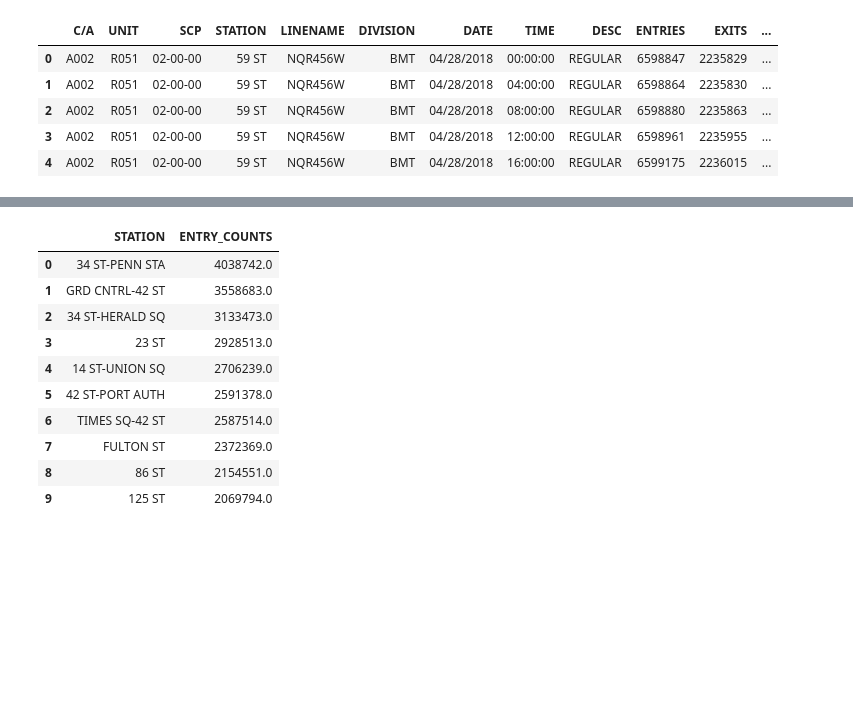
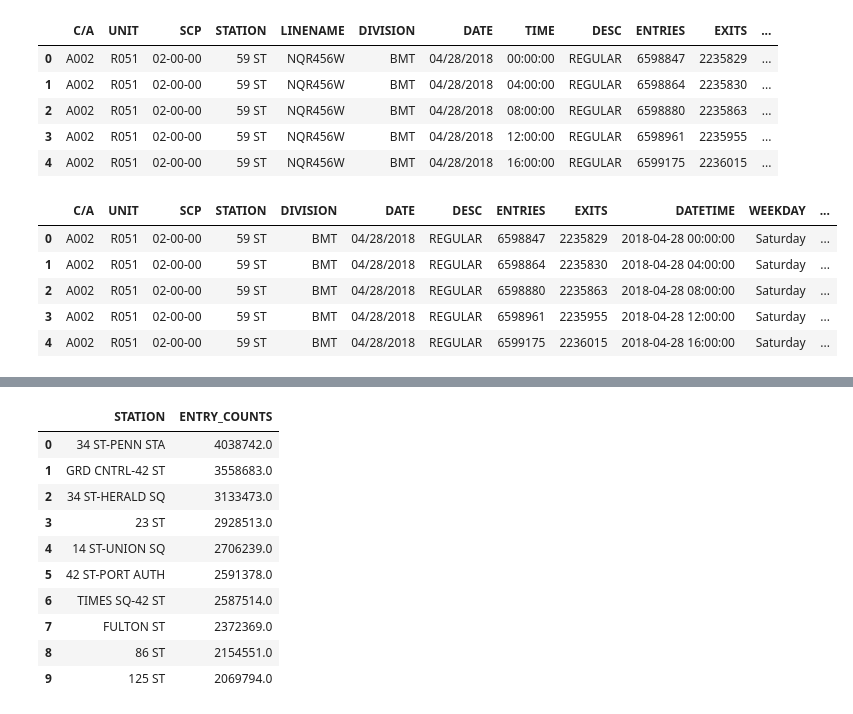
Before and after one commit to max-clarke/chi19_ds9_project_benson, a Jupyter notebook: master_notebook.ipynb, the cells around one changed output, grey strips where cells are left out. Drawn from its saved outputs; the diff is of its cells as text; code cells hidden in the pictures; blank space fills up the shorter version.

```diff
--- a/master_notebook.ipynb
+++ b/master_notebook.ipynb
@@ -112,3 +110,15 @@ df.head()
 | 2 | A002 | R051 | 02-00-00 | 59 ST | NQR456W | BMT | 04/28/2018 | 08:00:00 | REGULAR | 6598880 | 2235863 | ... |
 | 3 | A002 | R051 | 02-00-00 | 59 ST | NQR456W | BMT | 04/28/2018 | 12:00:00 | REGULAR | 6598961 | 2235955 | ... |
 | 4 | A002 | R051 | 02-00-00 | 59 ST | NQR456W | BMT | 04/28/2018 | 16:00:00 | REGULAR | 6599175 | 2236015 | ... |
+# %%
+# drop extraneous columns to save space
+
+df.drop(['TIME', 'WEEKDAY_NUM', 'LINENAME', 'PREV_TIME'], axis=1, inplace=True)
+df.head()
+# %% [output]
+|  | C/A | UNIT | SCP | STATION | DIVISION | DATE | DESC | ENTRIES | EXITS | DATETIME | WEEKDAY | ... |
+| 0 | A002 | R051 | 02-00-00 | 59 ST | BMT | 04/28/2018 | REGULAR | 6598847 | 2235829 | 2018-04-28 00:00:00 | Saturday | ... |
+| 1 | A002 | R051 | 02-00-00 | 59 ST | BMT | 04/28/2018 | REGULAR | 6598864 | 2235830 | 2018-04-28 04:00:00 | Saturday | ... |
+| 2 | A002 | R051 | 02-00-00 | 59 ST | BMT | 04/28/2018 | REGULAR | 6598880 | 2235863 | 2018-04-28 08:00:00 | Saturday | ... |
+| 3 | A002 | R051 | 02-00-00 | 59 ST | BMT | 04/28/2018 | REGULAR | 6598961 | 2235955 | 2018-04-28 12:00:00 | Saturday | ... |
+| 4 | A002 | R051 | 02-00-00 | 59 ST | BMT | 04/28/2018 | REGULAR | 6599175 | 2236015 | 2018-04-28 16:00:00 | Saturday | ... |
```
Also changed, not shown: parts of 5 cells of this notebook.
